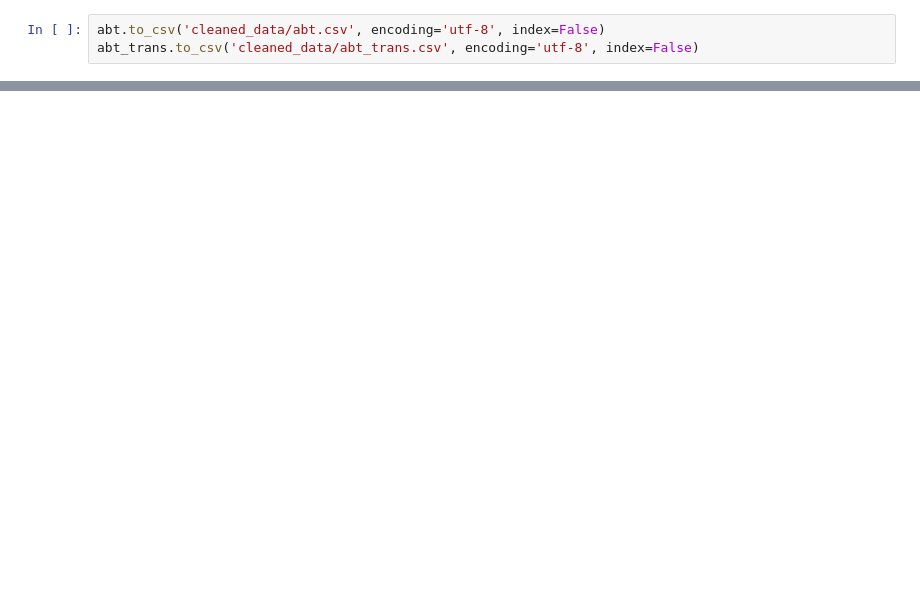
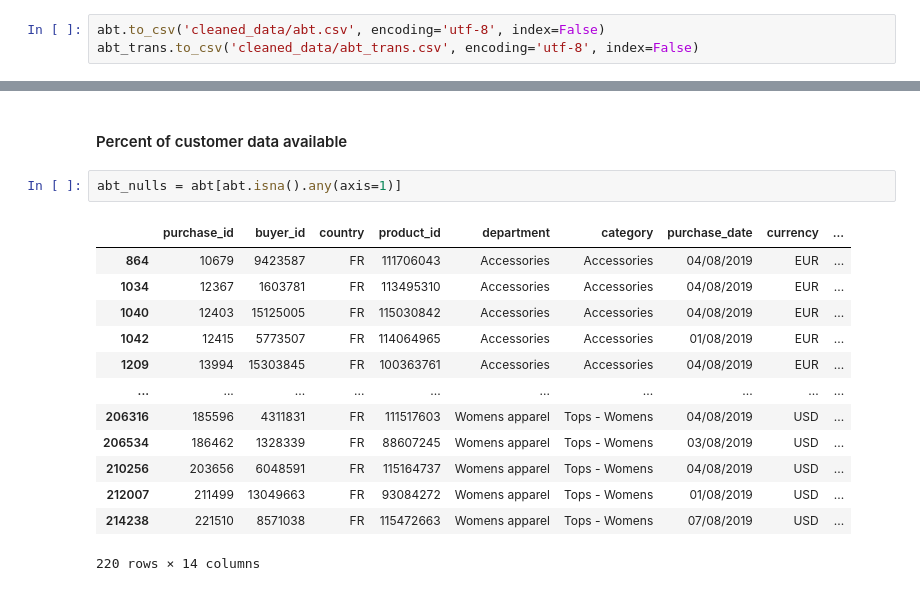
Before and after one commit to kieran036/ad_hoc_analyses, a Jupyter notebook: analyses/customer_analysis/analysis.ipynb, the cells around one changed output, grey strips where cells are left out. Drawn from its saved outputs; the diff is of its cells as text; blank space fills up the shorter version.

```diff
--- a/analyses/customer_analysis/analysis.ipynb
+++ b/analyses/customer_analysis/analysis.ipynb
@@ -131,0 +158,18 @@ abt_trans.to_csv('cleaned_data/abt_trans.csv', encoding='utf-8', index=False)
+# %% [markdown]
+#### Percent of customer data available
+# %%
+abt_nulls = abt[abt.isna().any(axis=1)]
+# %% [output]
+|  | purchase_id | buyer_id | country | product_id | department | category | purchase_date | currency | ... |
+| 864 | 10679 | 9423587 | FR | 111706043 | Accessories | Accessories | 04/08/2019 | EUR | ... |
+| 1034 | 12367 | 1603781 | FR | 113495310 | Accessories | Accessories | 04/08/2019 | EUR | ... |
+| 1040 | 12403 | 15125005 | FR | 115030842 | Accessories | Accessories | 04/08/2019 | EUR | ... |
+| 1042 | 12415 | 5773507 | FR | 114064965 | Accessories | Accessories | 01/08/2019 | EUR | ... |
+| 1209 | 13994 | 15303845 | FR | 100363761 | Accessories | Accessories | 04/08/2019 | EUR | ... |
+| ... | ... | ... | ... | ... | ... | ... | ... | ... | ... |
+| 206316 | 185596 | 4311831 | FR | 111517603 | Womens apparel | Tops - Womens | 04/08/2019 | USD | ... |
+| 206534 | 186462 | 1328339 | FR | 88607245 | Womens apparel | Tops - Womens | 03/08/2019 | USD | ... |
+| 210256 | 203656 | 6048591 | FR | 115164737 | Womens apparel | Tops - Womens | 04/08/2019 | USD | ... |
+| 212007 | 211499 | 13049663 | FR | 93084272 | Womens apparel | Tops - Womens | 01/08/2019 | USD | ... |
+| 214238 | 221510 | 8571038 | FR | 115472663 | Womens apparel | Tops - Womens | 07/08/2019 | USD | ... |
+220 rows × 14 columns
```
Also changed, not shown: parts of 26 cells of this notebook.
